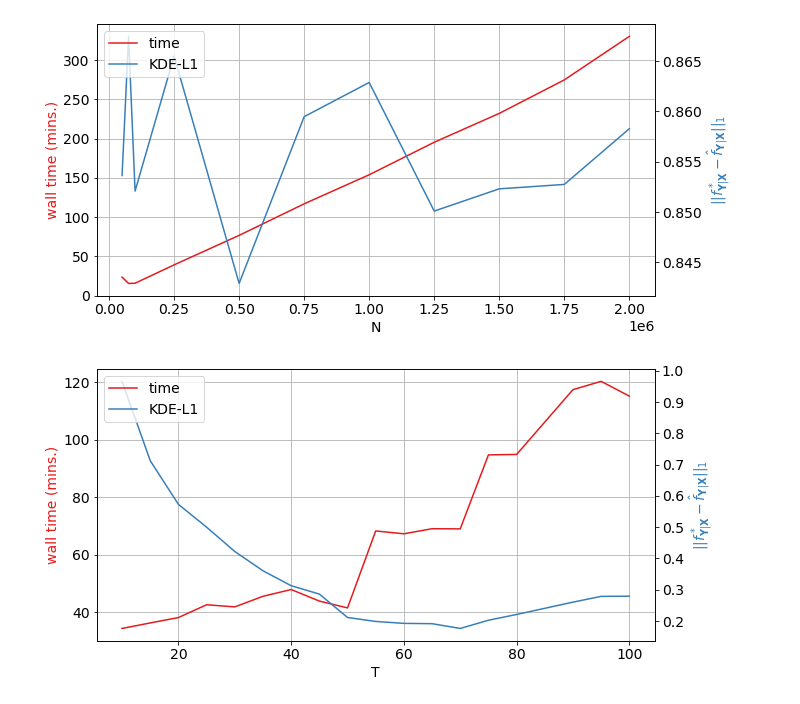
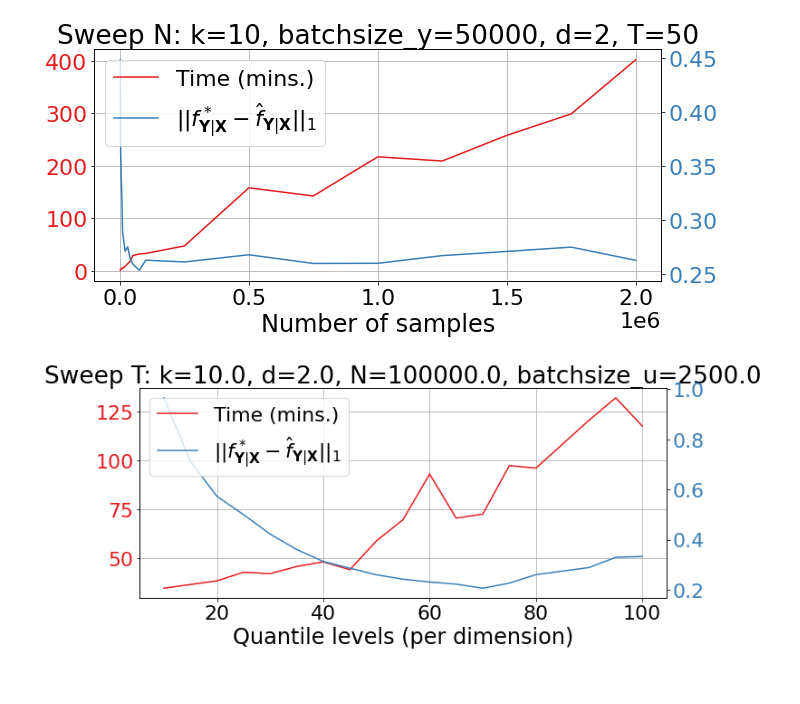
Before and after one commit to vistalab-technion/vqr, a Jupyter notebook: notebooks/06-scale_plots.ipynb, the cells around one changed output. Drawn from its saved outputs; the diff is of its cells as text; code cells hidden in the pictures.

Commit message:
Scale plot updates.

```diff
--- a/notebooks/06-scale_plots.ipynb
+++ b/notebooks/06-scale_plots.ipynb
@@ -14,7 +14,7 @@ cmap = mpl.colormaps.get('Set1')
 
 mpl.rcParams['image.cmap'] = cmap
 mpl.rcParams['axes.prop_cycle'] = mpl.cycler(color=cmap.colors)
-mpl.rcParams['font.size'] = 14
+mpl.rcParams['font.size'] = 22
 # %%
 PROJECT_ROOT_DIR = Path("..").absolute().resolve()
 
@@ -24,7 +24,7 @@ if str(PROJECT_ROOT_DIR) not in sys.path:
 import experiments
 from experiments import EXPERIMENTS_OUT_DIR
 # %%
-CSV_DIR = EXPERIMENTS_OUT_DIR / 'scale_final'
+CSV_DIR = EXPERIMENTS_OUT_DIR / 'scale_final1'
 assert CSV_DIR.is_dir()
 # %%
 @dataclass
@@ -52,6 +52,7 @@ def plot_scale_exp(
     metric_legends: Sequence[str],
     metric_scales: Sequence[float],
     metric_names: Sequence[str],
+    axis_names: Dict[str, str],
     fixed_columns: Sequence[str] = None,
     logx: bool = False,
     ax=None,
@@ -104,6 +105,7 @@ def plot_scale_exp(
 
         if i > 0:
             ax_ = ax.twinx()
+            # ax_.set_xscale("log")
         else:
             ax_ = ax
 
@@ -113,16 +115,20 @@ def plot_scale_exp(
 
         l, *_ = ax_.plot(param_values, means, color=f'C{i}', label=metric_legend)
         ax_.fill_between(param_values, means+2*stds, means-2*stds, color=f"C{i}")
-        ax_.set_ylabel(metric_name)
+        # ax_.set_ylabel(metric_name, fontsize=20)
+        [t.set_color(l.get_color()) for t in ax_.yaxis.get_ticklines()]
+        [t.set_color(l.get_color()) for t in ax_.yaxis.get_ticklabels()]
         ax_.yaxis.label.set_color(l.get_color())
+        # ax_.yaxis.label.set_color(l.get_color())
         # ax_.set_xscale('log')
         lines.append(l)
 
-    ax_.legend(handles=lines, loc='upper left')
 
-    ax.set_xlabel(sweep_column)
+    ax_.legend(handles=lines, loc='upper left', prop={'size': 22})
+
+    ax.set_xlabel(axis_names[sweep_column], fontsize=24)
     ax.grid()
-    # ax.set_title(f"Sweep {sweep_column}: {str.join(', ', [f'{fc}={fv}' for fc, fv in fixed_values.items()])}")
+    ax.set_title(f"Sweep {sweep_column}: {str.join(', ', [f'{fc}={fv}' for fc, fv in fixed_values.items()])}")
 
     if logx:
         ax.set_xscale('log')
@@ -131,23 +137,25 @@ def plot_scale_exp(
 # %%
 all_sweep_params = {'N','T','d','k','solver.batchsize_y','solver.batchsize_u'}
 plot_param_tags = [('N', 'SGDN'), ('T', 'SGDU')]
 
 for sweep_param, *out_tag in plot_param_tags:
     out_tag = out_tag[0] if out_tag else sweep_param
 
     fig, ax = plot_scale_exp(
         exp_result_files[out_tag],
         sweep_column=sweep_param,
         metric_columns=['total_time', 'kde_l1'],
-        metric_legends=['time', 'KDE-L1'],
+        metric_legends=["Time (mins.)",  r"$||f^*_{\mathbf{Y}|\mathbf{X}} - \hat{f}_{\mathbf{Y}|\mathbf{X}}||_1$"],
         metric_scales=[1/60, 100**2],
-        metric_names=["wall time (mins.)", r"$||f^*_{\mathbf{Y}|\mathbf{X}} - \hat{f}_{\mathbf{Y}|\mathbf{X}}||_1$"],
+        metric_names=["Time (mins.)", r"$||f^*_{\mathbf{Y}|\mathbf{X}} - \hat{f}_{\mathbf{Y}|\mathbf{X}}||_1$"],
+        axis_names={'N': "Number of samples", "T": "Quantile levels (per dimension)"},
         fixed_columns=list(all_sweep_params-{sweep_param}),
         logx=out_tag in ['k'],
     );
 
     fig_filename = CSV_DIR / f"fig_{out_tag}.png"
+    plt.tight_layout()
     fig.savefig(fig_filename, bbox_inches='tight', dpi=300)
 # %% [output]
-[figure, old version]
+[figure, new version]
-[figure, old version]
+[figure, new version]
```
